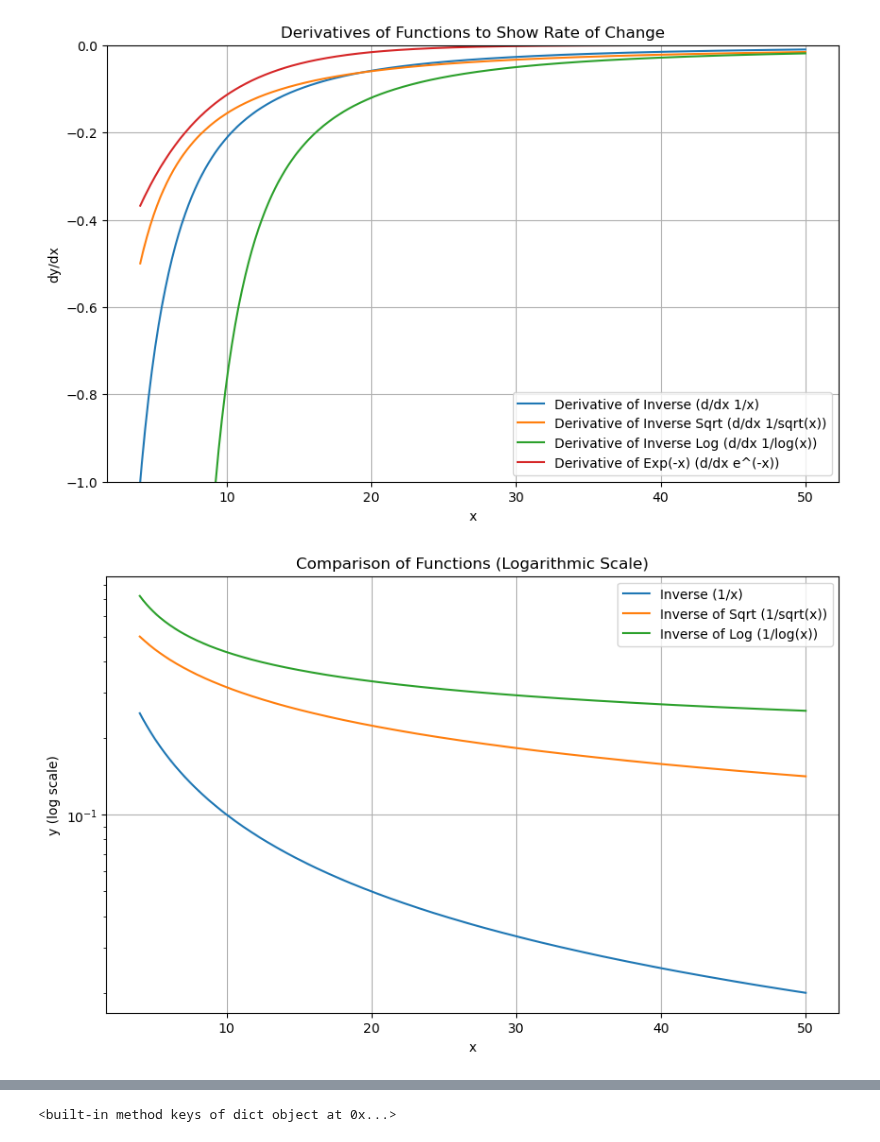
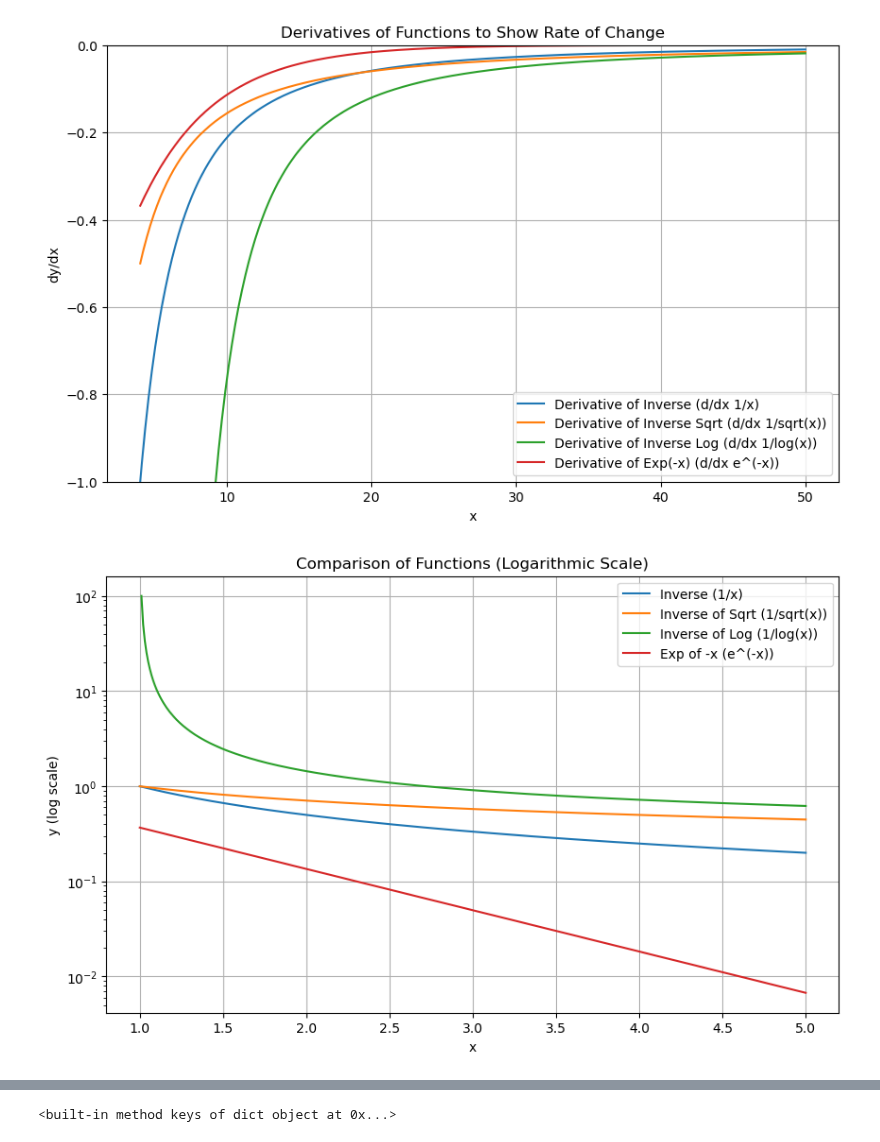
Before and after one commit to HenriSmidt/Alzheimer_Detection, a Jupyter notebook: scratchpad.ipynb, the cells around one changed output, grey strips where cells are left out. Cells and saved outputs as stored; diff of their text form; code cells hidden in the pictures.

```diff
--- a/scratchpad.ipynb
+++ b/scratchpad.ipynb
@@ -1119,30 +1119,34 @@ plt.show()
 [figure]
 # %%
 
+import numpy as np
+import matplotlib.pyplot as plt
+# Generate x values
+x = np.linspace(1, 5, 400)
 # Compute y values for each function within the smaller range
 y_inverse_small = 1 / x
 y_inverse_sqrt_small = 1 / np.sqrt(x)
 y_inverse_log_small = 1 / np.log(x)
 y_exp_neg_small = np.exp(-x)
 
 # Create the plot
 plt.figure(figsize=(10, 6))
 
 # Plot each function with logarithmic y-axis
 plt.plot(x, y_inverse_small, label="Inverse (1/x)")
 plt.plot(x, y_inverse_sqrt_small, label="Inverse of Sqrt (1/sqrt(x))")
 plt.plot(x, y_inverse_log_small, label="Inverse of Log (1/log(x))")
-# plt.plot(x, y_exp_neg_small, label="Exp of -x (e^(-x))")
+plt.plot(x, y_exp_neg_small, label="Exp of -x (e^(-x))")
 
 # Add titles and labels
 plt.title("Comparison of Functions (Logarithmic Scale)")
 plt.xlabel("x")
 plt.ylabel("y (log scale)")
 plt.yscale('log')
 plt.legend()
 plt.grid(True)
 
 # Show the plot
 plt.show()
 # %% [output]
-[figure, old version]
+[figure, new version]
```
Also changed, not shown: parts of 18 cells of this notebook, 2 other files.
